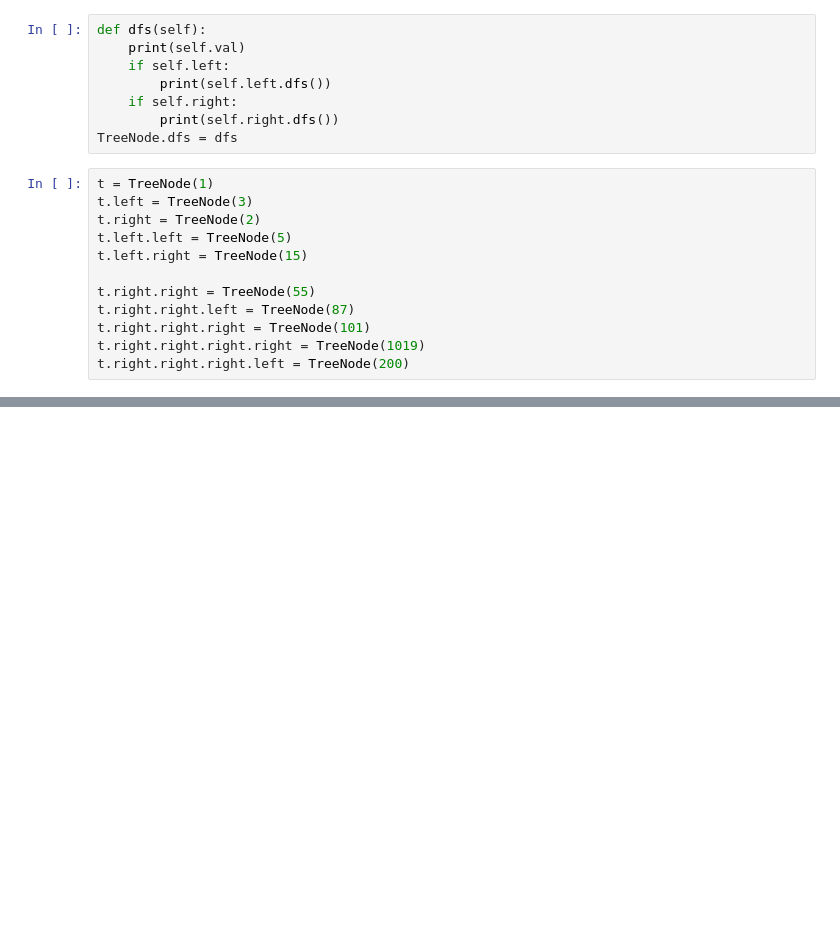
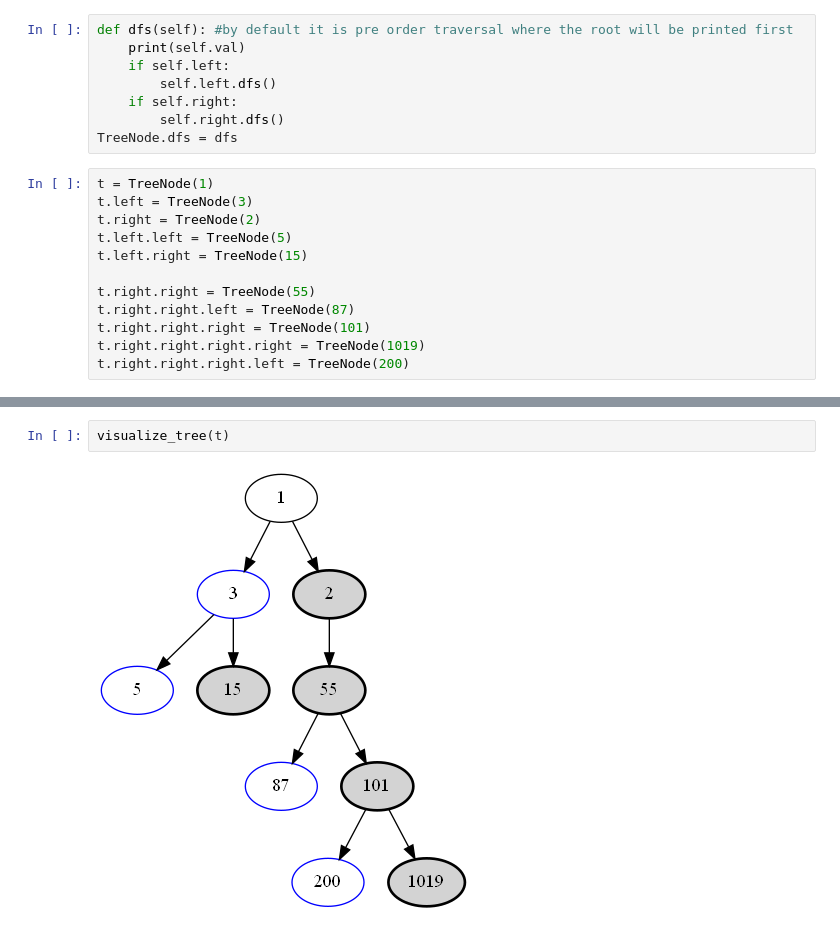
Before and after one commit to Syed-Hamza10/DSA_IN_PYTHON, a Jupyter notebook: Tree.ipynb, the cells around one changed output, grey strips where cells are left out. Saved outputs shown, nothing was run; the diff lists cells and outputs as text; blank space fills up the shorter version.

Commit message:
Added some functions to trees

```diff
--- a/Tree.ipynb
+++ b/Tree.ipynb
@@ -9,12 +9,12 @@ class TreeNode:
         self.left = None
         self.right = None
 # %%
-def dfs(self):
+def dfs(self): #by default it is pre order traversal where the root will be printed first
     print(self.val)
     if self.left:
-        print(self.left.dfs())
+        self.left.dfs()
     if self.right:
-        print(self.right.dfs())
+        self.right.dfs()
 TreeNode.dfs = dfs
 # %%
 t = TreeNode(1)
@@ -89,0 +162,4 @@ SyntaxError: invalid syntax (2932447051.py, line 1)
+# %%
+visualize_tree(t)
+# %% [output]
+[figure, added]
```
Also changed, not shown: parts of 20 cells of this notebook.
